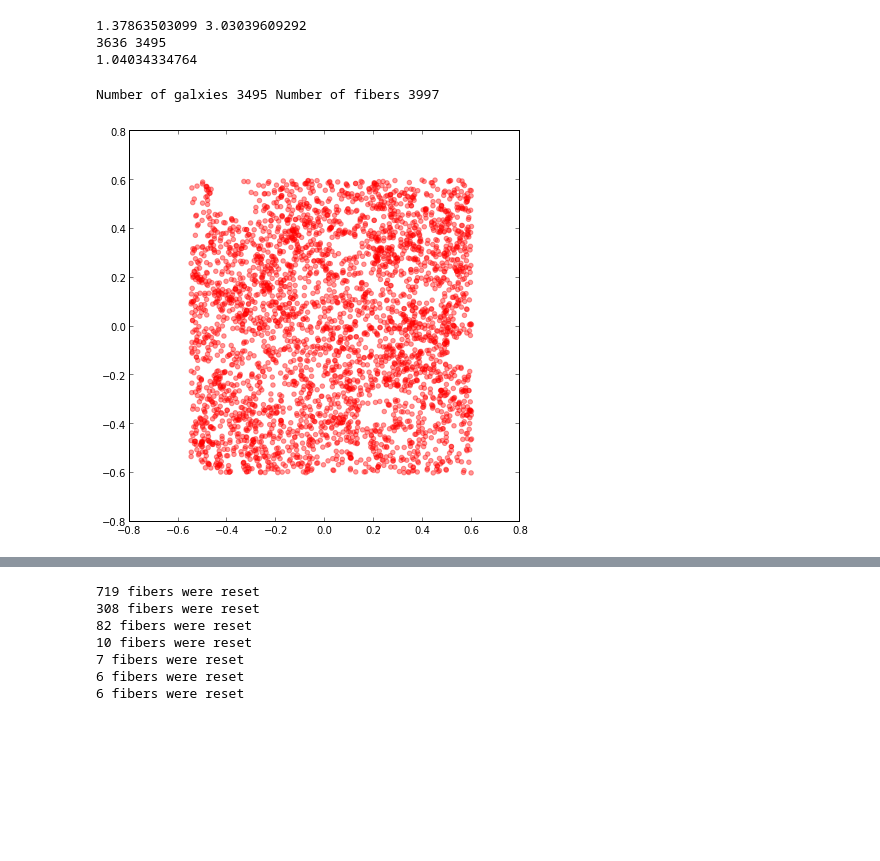
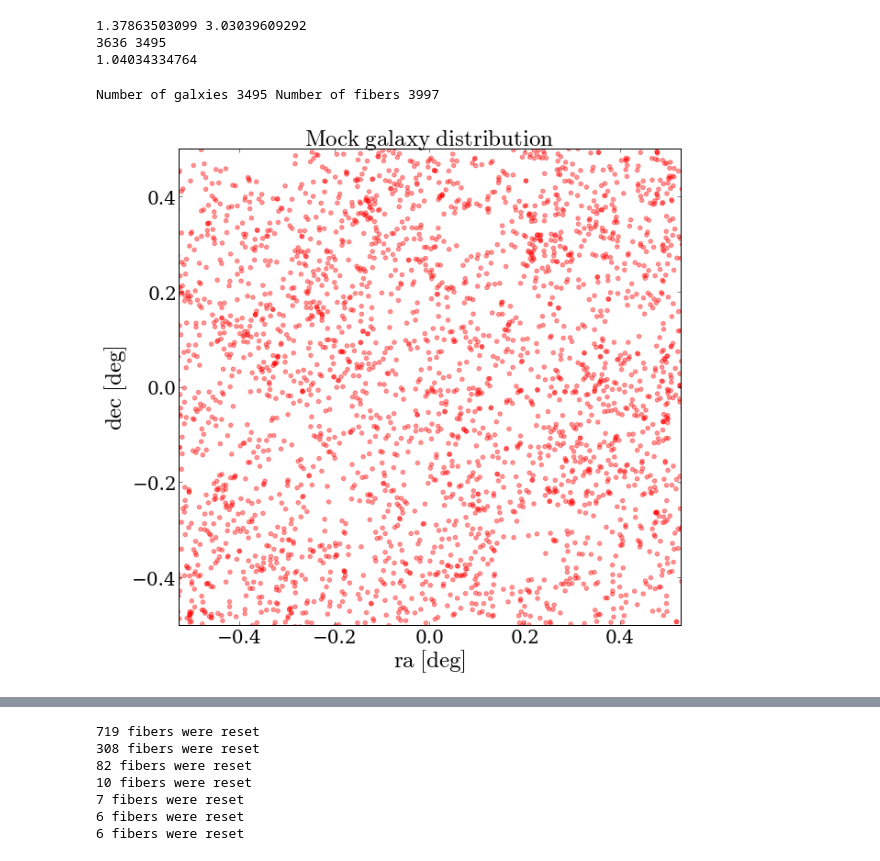
Before and after one commit to forero/FiberAllocation, a Jupyter notebook: source/fiber_allocation.ipynb, the cells around one changed output, grey strips where cells are left out. Drawn from its saved outputs; the diff is of its cells as text; code cells hidden in the pictures; blank space fills up the shorter version.

Commit message:
includes plots to illustrate reasearch note

```diff
--- a/source/fiber_allocation.ipynb
+++ b/source/fiber_allocation.ipynb
@@ -377,6 +377,6 @@ print pi*(fibers.fiber_pitch * 73.0/2.0)**2,
 3.76684813147
 # %%
-date_path="/Users/forero/Dropbox/FiberAllocation/data/"
+date_path="/home/forero/Dropbox/FiberAllocation/data/"
 filename = "20130129_gal_cat.dat"
 observed_gals = MockGalaxyCatalog(filename=date_path+filename)
 # %% [output]
@@ -418,14 +418,50 @@ if(fraction<1.0):
 1.37863503099 3.03039609292
 3636 3495
 1.04034334764
-# %%
-print 'Number of galxies', observed_gals.Ngalaxies, 'Number of fibers', fibers.Nfibers
-#simple plot to check out the spatial distribution of data
-f = figure(figsize=(7,7))
-ax1 = f.add_subplot(111)
-ax1.scatter(observed_gals.x, observed_gals.y, color='red', alpha=0.4)
-#ax1.scatter(fibers.x, fibers.y, color='blue', alpha=0.6)
-ax1.set_aspect('equal', 'datalim')
-# %% [output]
-Number of galxies 3495 Number of fibers 3997
-[figure, removed]
+# %%
+print 'Number of galxies', observed_gals.Ngalaxies, 'Number of fibers', fibers.Nfibers
+#simple plot to check out the spatial distribution of data
+left, width = 0.12, 0.80
+bottom, height = 0.12, 0.80
+bottom_h = left_h = left+width+0.02
+
+# Set up the geometry of the three plots
+rect_plot = [left, bottom, width, height] # dimensions of temp plot
+# Set up the size of the figure
+fig = plt.figure(1, figsize=(9.5,9))
+
+# Make the plots
+ax = axes(rect_plot)
+ax.set_xlabel("$\mathrm{ra\ [deg]}$",fontsize=25)
+ax.set_ylabel("$\mathrm{dec\ [deg]}$",fontsize=25)
+ax.set_title("$\mathrm{Mock\ galaxy\ distribution}$", fontsize=25)
+ticklabels_x = ax.get_xticklabels()
+ticklabels_y = ax.get_yticklabels()
+
+for label_x in ticklabels_x:
+    label_x.set_fontsize(20)
+    label_x.set_family('serif')
+for label_y in ticklabels_y:
+    label_y.set_fontsize(20)
+    label_y.set_family('serif')
+
+ax.scatter(observed_gals.x, observed_gals.y, color='red', alpha=0.4)
+
+
+#gcf().subplots_adjust(bottom=0.15)
+ax.set_xlim([-0.5,0.5])
+ax.set_ylim([-0.5,0.5])
+
+#gcf().subplots_adjust(left=0.3)
+
+#ax1.scatter(fibers.x, fibers.y, color='blue', alpha=0.6)
+ax.set_aspect('equal', 'datalim')
+
+filename='mock_gals'
+
+savefig(filename + '.eps',format = 'eps', transparent=True)
+savefig(filename + '.pdf',format = 'pdf', transparent=True)
+savefig(filename + '.png',format = 'png', transparent=True)
+# %% [output]
+Number of galxies 3495 Number of fibers 3997
+[figure, added]
```
Also changed, not shown: parts of 4 cells of this notebook.
